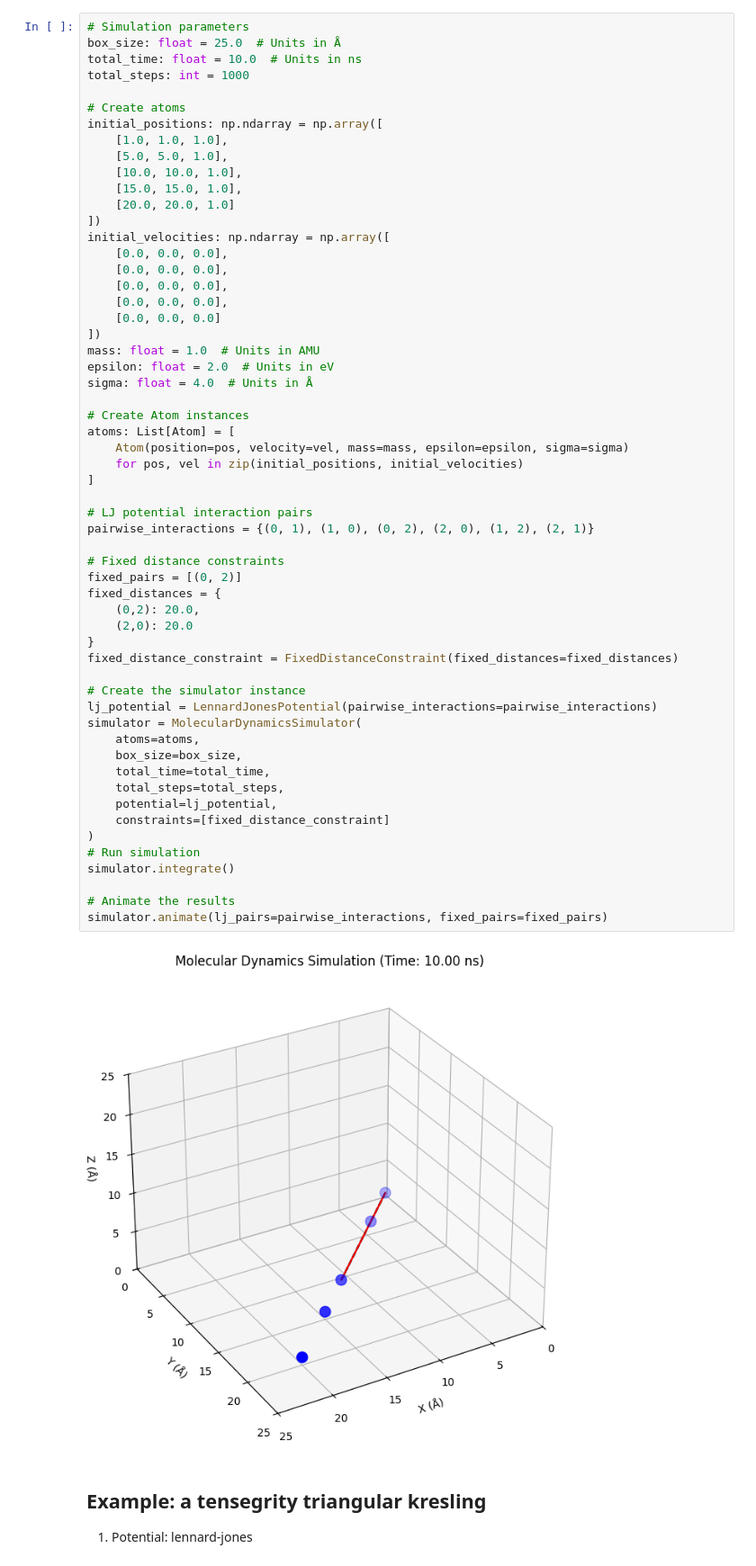
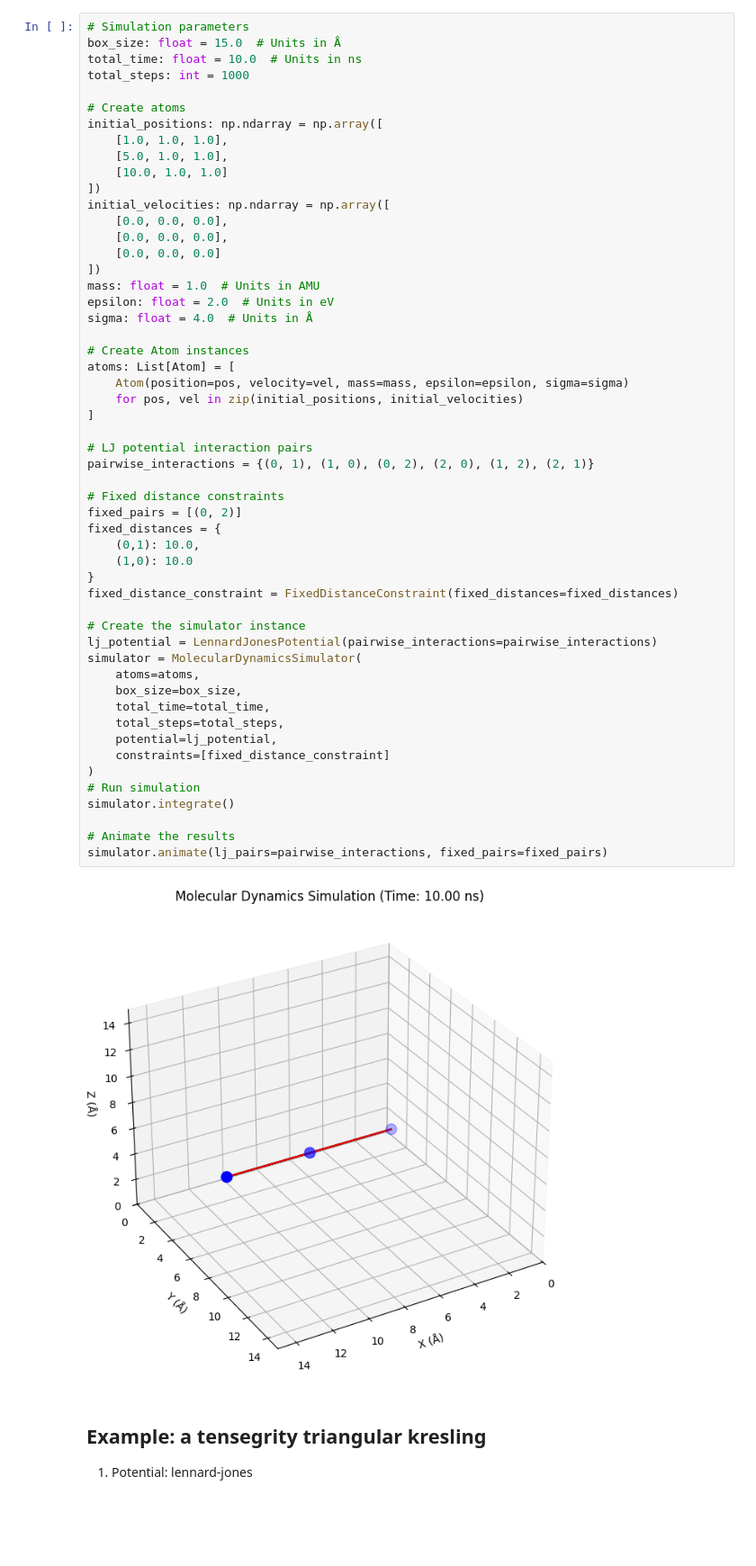
Before and after one commit to lcnts/Molecular-Dynamics, a Jupyter notebook: script.ipynb, the cells around one changed output. Shown: that part at 90% size. Cells and saved outputs as stored; diff of their text form; blank space fills up the shorter version.

```diff
--- a/script.ipynb
+++ b/script.ipynb
@@ -385,20 +376,16 @@ mypy: can't read file 'main.py': No such file or directory
 # %%
 # Simulation parameters
-box_size: float = 25.0  # Units in Å
+box_size: float = 15.0  # Units in Å
 total_time: float = 10.0  # Units in ns
 total_steps: int = 1000
 
 # Create atoms
 initial_positions: np.ndarray = np.array([
     [1.0, 1.0, 1.0],
-    [5.0, 5.0, 1.0],
-    [10.0, 10.0, 1.0],
-    [15.0, 15.0, 1.0],
-    [20.0, 20.0, 1.0]
+    [5.0, 1.0, 1.0],
+    [10.0, 1.0, 1.0]
 ])
 initial_velocities: np.ndarray = np.array([
-    [0.0, 0.0, 0.0],
-    [0.0, 0.0, 0.0],
     [0.0, 0.0, 0.0],
     [0.0, 0.0, 0.0],
     [0.0, 0.0, 0.0]
@@ -411,36 +398,36 @@ sigma: float = 4.0  # Units in Å
 atoms: List[Atom] = [
     Atom(position=pos, velocity=vel, mass=mass, epsilon=epsilon, sigma=sigma)
     for pos, vel in zip(initial_positions, initial_velocities)
 ]
 
 # LJ potential interaction pairs
 pairwise_interactions = {(0, 1), (1, 0), (0, 2), (2, 0), (1, 2), (2, 1)}
 
 # Fixed distance constraints
 fixed_pairs = [(0, 2)]
 fixed_distances = {
-    (0,2): 20.0,
-    (2,0): 20.0
+    (0,1): 10.0,
+    (1,0): 10.0
 }
 fixed_distance_constraint = FixedDistanceConstraint(fixed_distances=fixed_distances)
 
 # Create the simulator instance
 lj_potential = LennardJonesPotential(pairwise_interactions=pairwise_interactions)
 simulator = MolecularDynamicsSimulator(
     atoms=atoms,
     box_size=box_size,
     total_time=total_time,
     total_steps=total_steps,
     potential=lj_potential,
     constraints=[fixed_distance_constraint]
 )
 # Run simulation
 simulator.integrate()
 
 # Animate the results
 simulator.animate(lj_pairs=pairwise_interactions, fixed_pairs=fixed_pairs)
 # %% [output]
-[figure, old version]
+[figure, new version]
 # %% [markdown]
 ## Example: a tensegrity triangular kresling
 1. Potential: lennard-jones
```
Also changed, not shown: parts of 3 cells of this notebook.
